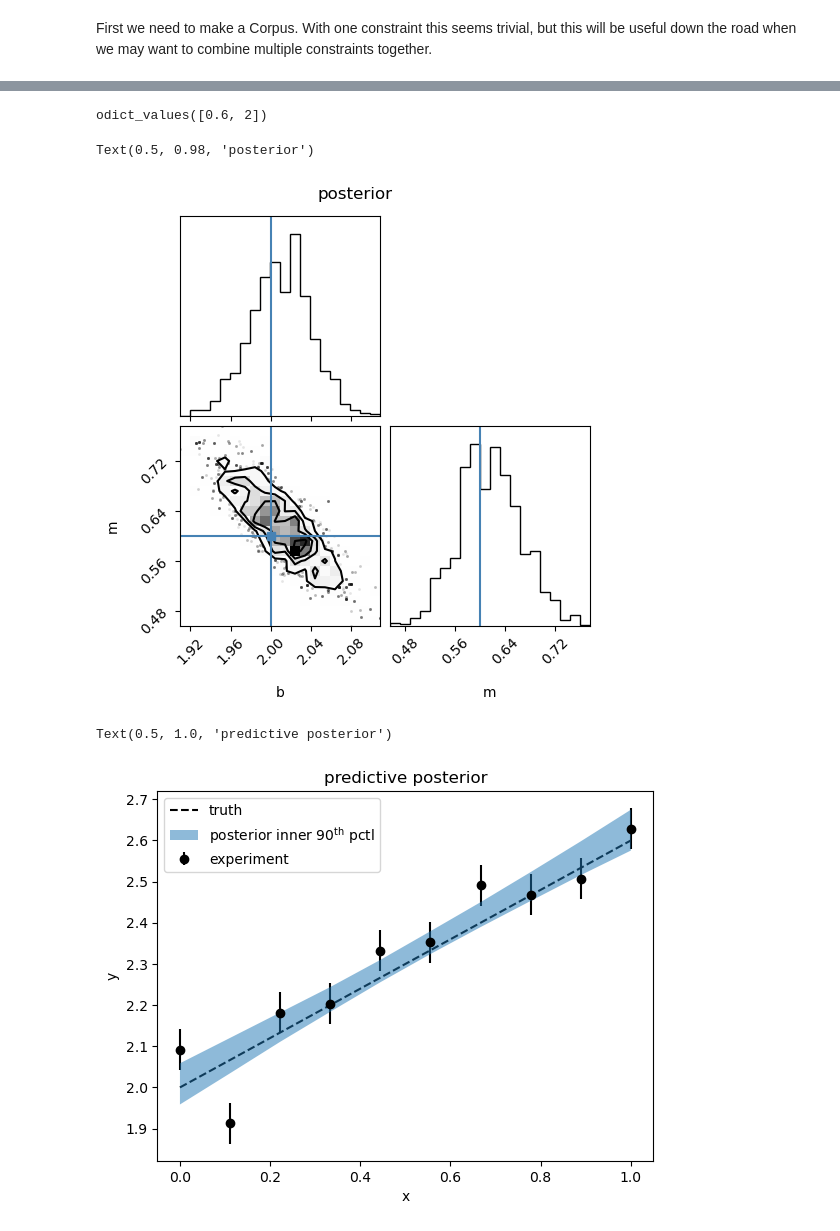
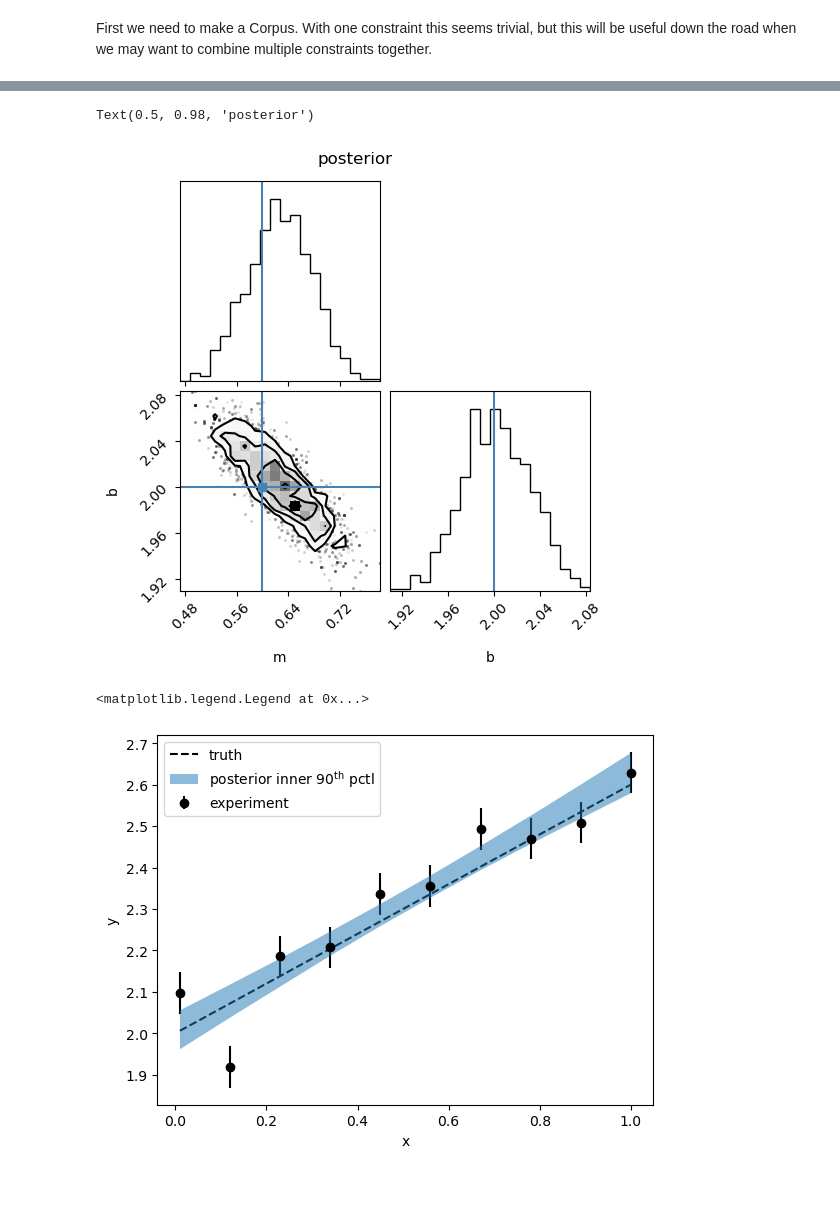
Before and after one commit to beykyle/rxmc, a Jupyter notebook: examples/linear_calibration_demo.ipynb, the cells around one changed output, grey strips where cells are left out. Drawn from its saved outputs; the diff is of its cells as text; code cells hidden in the pictures; blank space fills up the shorter version.

Commit message:
fix linear cal demo

```diff
--- a/examples/linear_calibration_demo.ipynb
+++ b/examples/linear_calibration_demo.ipynb
@@ -194,7 +308,7 @@ class FixedCovarianceConstraint(Constraint)
 # %%
-constraint = rxmc.constraint.FixedCovarianceConstraint(
-    y_exp,
-    np.diag(y_exp_err**2),
+constraint = rxmc.constraint.Constraint(
+    [obs1],
     my_model,
+    likelihood_model,
 )
 # %% [markdown]
@@ -260,10 +371,5 @@ class Corpus(builtins.object)
 # %%
-corpus = rxmc.corpus.Corpus(
-    [constraint],
-    [p.name for p in params],
-    "my_linear_model",
-    "my_experimental_constraint",
-)
+corpus = rxmc.corpus.Corpus([constraint])
 # %%
 %%time
 # run a single chain
@@ -279,8 +393,8 @@ Wall time: 2.2 s
 fig, axes = plt.subplots(chain.shape[1] + 1, 1, figsize=(8, 8), sharex=True)
 for i in range(chain.shape[1]):
     axes[i].plot(chain[:, i])
-    axes[i].set_ylabel(f"${params[i].latex_name}$ [{params[i].unit}]")
-    true_value = true_params[params[i].name]
+    axes[i].set_ylabel(f"${my_model.params[i].latex_name}$ [{my_model.params[i].unit}]")
+    true_value = true_params[my_model.params[i].name]
     axes[i].hlines(true_value, 0, len(chain), "r", linestyle="--")
 
 
@@ -295,53 +409,49 @@ Text(0.5, 0, '$i$')
 # %%
 posterior_range = np.vstack([np.min(chain, axis=0), np.max(chain, axis=0)]).T
-# %%
-true_params.values()
-# %% [output]
-odict_values([0.6, 2])
 # %%
 fig = corner.corner(
     chain,
-    labels=[p.name for p in params],
+    labels=[p.name for p in my_model.params],
     label="posterior",
-    truths=[true_params["b"], true_params["m"]],
+    truths=[true_params["m"], true_params["b"]],
 )
 fig.suptitle("posterior")
 # %% [output]
 Text(0.5, 0.98, 'posterior')
-[figure, old version]
+[figure, new version]
 # %%
 n_posterior_samples = chain.shape[0]
-y = np.zeros((n_posterior_samples, len(my_model.x)))
+y = np.zeros((n_posterior_samples, len(x)))
 for i in range(n_posterior_samples):
     sample = chain[i, :]
-    y[i, :] = my_model(rxmc.params.to_ordered_dict(sample, [p.name for p in params]))
+    y[i, :] = my_model.y(x,*sample)
 
 upper, lower = np.percentile(y, [5, 95], axis=0)
 # %%
-plt.plot(my_model.x, my_model(true_params), "k--", label="truth")
+plt.plot(x, my_model.y(x,*list(true_params.values())), "k--", label="truth")
 plt.xlabel("x")
 plt.ylabel("y")
 plt.errorbar(
-    my_model.x,
-    y_exp,
-    y_exp_err,
+    x,
+    obs1.y,
+    np.diag(np.sqrt(obs1.covariance)),
     color="k",
     marker="o",
     linestyle="none",
     label="experiment",
 )
 plt.fill_between(
-    my_model.x,
+    x,
     lower,
     upper,
     alpha=0.5,
     zorder=2,
     label=r"posterior inner 90$^\text{th}$ pctl",
 )
 
 plt.legend()
-plt.title("predictive posterior")
+#plt.title("predictive posterior")
 # %% [output]
-Text(0.5, 1.0, 'predictive posterior')
+<matplotlib.legend.Legend at 0x...>
-[figure, old version]
+[figure, new version]
 # %% [markdown]
```
Also changed, not shown: parts of 44 cells of this notebook, 5 other files.
